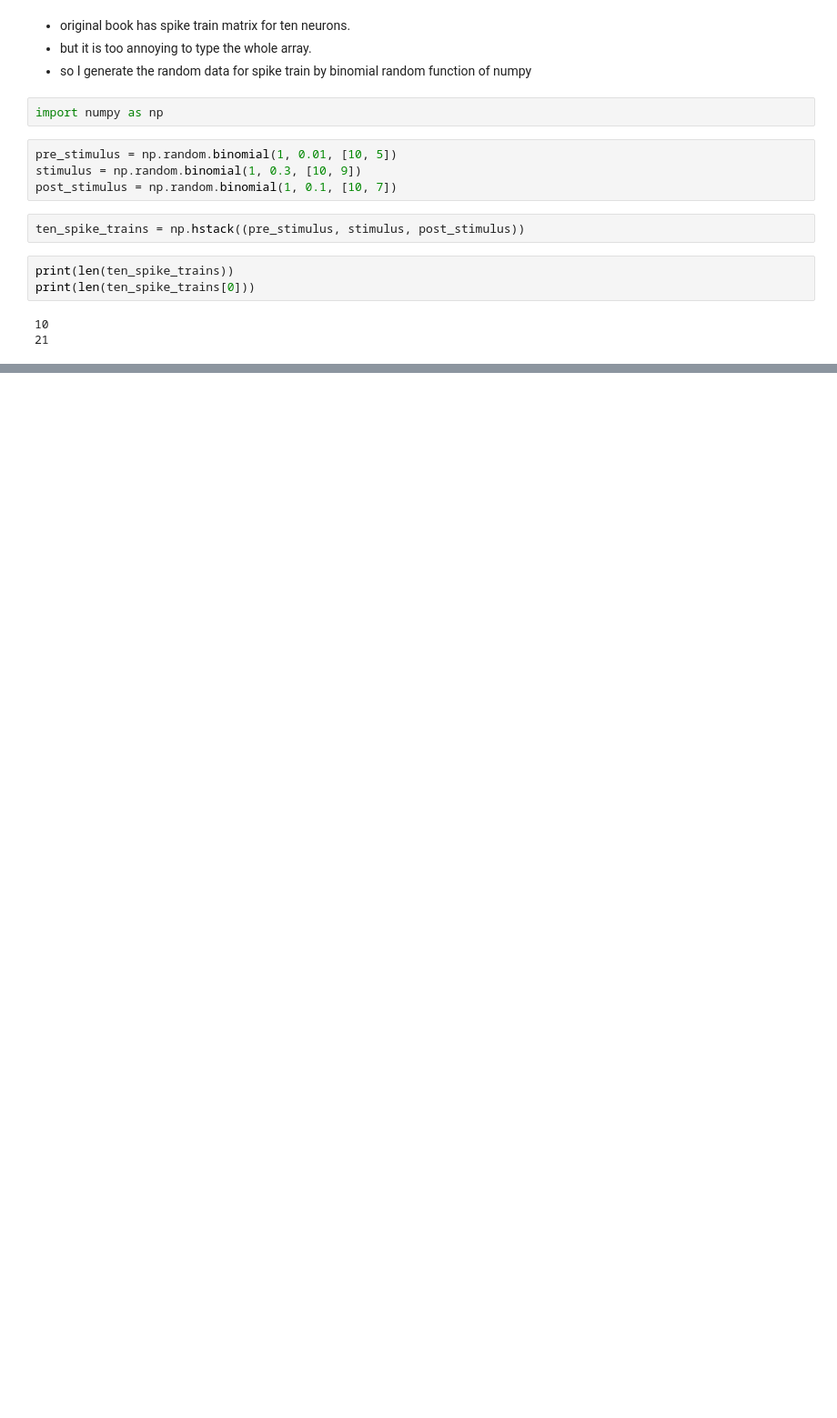
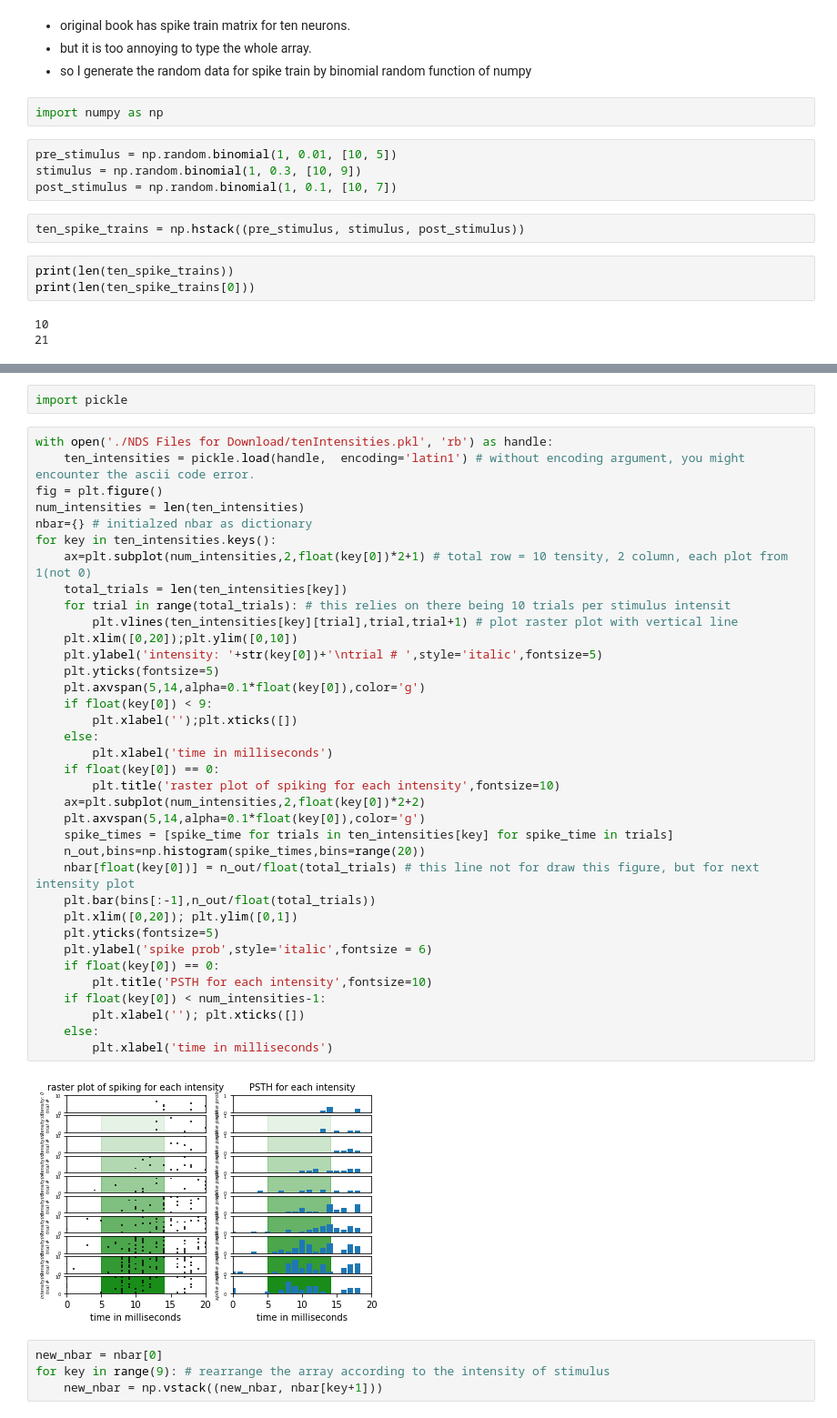
Before and after one commit to HyunsuLee/neural_data_science, a Jupyter notebook: ch3_spiketrains.ipynb, the cells around one changed output, grey strips where cells are left out. Shown: that part at 91% size. Drawn from its saved outputs; the diff is of its cells as text; blank space fills up the shorter version.

```diff
--- a/ch3_spiketrains.ipynb
+++ b/ch3_spiketrains.ipynb
@@ -75,0 +113,44 @@ plt.yticks([x + 0.5 for x in range(10)], [str(x + 1) for x in range(10)])
+# %%
+import pickle
+# %%
+with open('./NDS Files for Download/tenIntensities.pkl', 'rb') as handle:
+    ten_intensities = pickle.load(handle,  encoding='latin1') # without encoding argument, you might encounter the ascii code error.
+fig = plt.figure()
+num_intensities = len(ten_intensities)
+nbar={} # initialzed nbar as dictionary
+for key in ten_intensities.keys():
+    ax=plt.subplot(num_intensities,2,float(key[0])*2+1) # total row = 10 tensity, 2 column, each plot from 1(not 0)
+    total_trials = len(ten_intensities[key])
+    for trial in range(total_trials): # this relies on there being 10 trials per stimulus intensit
+        plt.vlines(ten_intensities[key][trial],trial,trial+1) # plot raster plot with vertical line
+    plt.xlim([0,20]);plt.ylim([0,10])
+    plt.ylabel('intensity: '+str(key[0])+'\ntrial # ',style='italic',fontsize=5)
+    plt.yticks(fontsize=5)
+    plt.axvspan(5,14,alpha=0.1*float(key[0]),color='g')
+    if float(key[0]) < 9:
+        plt.xlabel('');plt.xticks([])
+    else:
+        plt.xlabel('time in milliseconds')
+    if float(key[0]) == 0:
+        plt.title('raster plot of spiking for each intensity',fontsize=10)
+    ax=plt.subplot(num_intensities,2,float(key[0])*2+2)
+    plt.axvspan(5,14,alpha=0.1*float(key[0]),color='g')
+    spike_times = [spike_time for trials in ten_intensities[key] for spike_time in trials]
+    n_out,bins=np.histogram(spike_times,bins=range(20))
+    nbar[float(key[0])] = n_out/float(total_trials) # this line not for draw this figure, but for next intensity plot
+    plt.bar(bins[:-1],n_out/float(total_trials))
+    plt.xlim([0,20]); plt.ylim([0,1])
+    plt.yticks(fontsize=5)
+    plt.ylabel('spike prob',style='italic',fontsize = 6)
+    if float(key[0]) == 0:
+        plt.title('PSTH for each intensity',fontsize=10)
+    if float(key[0]) < num_intensities-1:
+        plt.xlabel(''); plt.xticks([])
+    else:
+        plt.xlabel('time in milliseconds')
+# %% [output]
+[figure, added]
+# %%
+new_nbar = nbar[0]
+for key in range(9): # rearrange the array according to the intensity of stimulus
+    new_nbar = np.vstack((new_nbar, nbar[key+1]))
```
Also changed, not shown: parts of 9 cells of this notebook, 12 other files.
